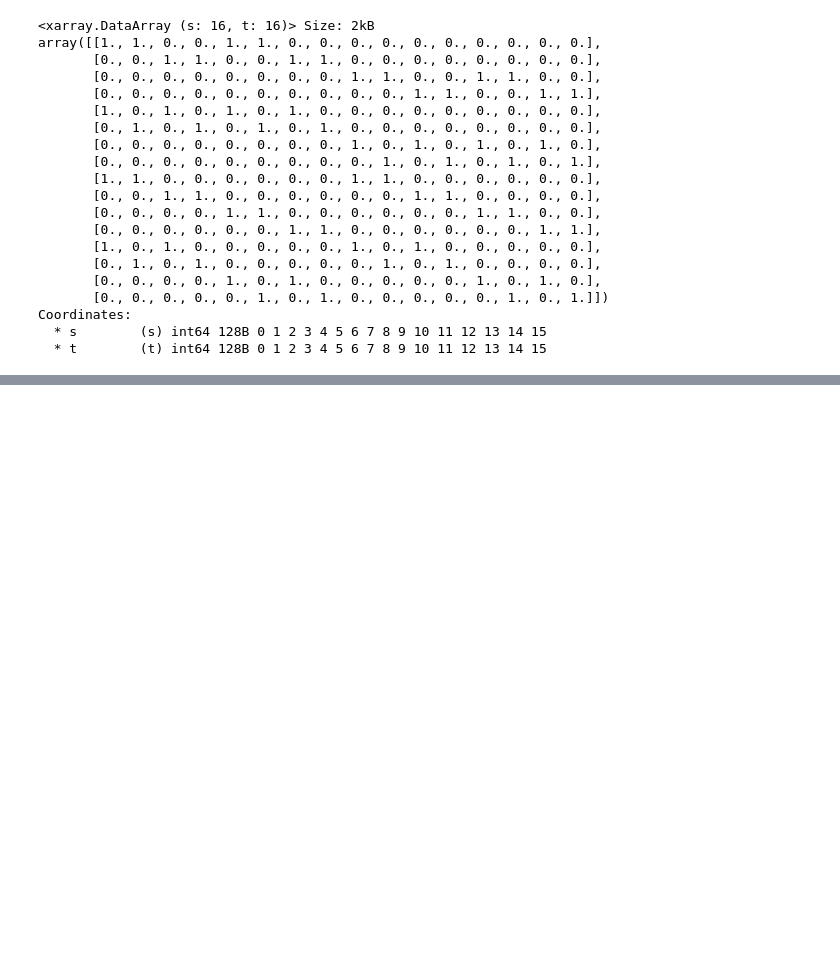
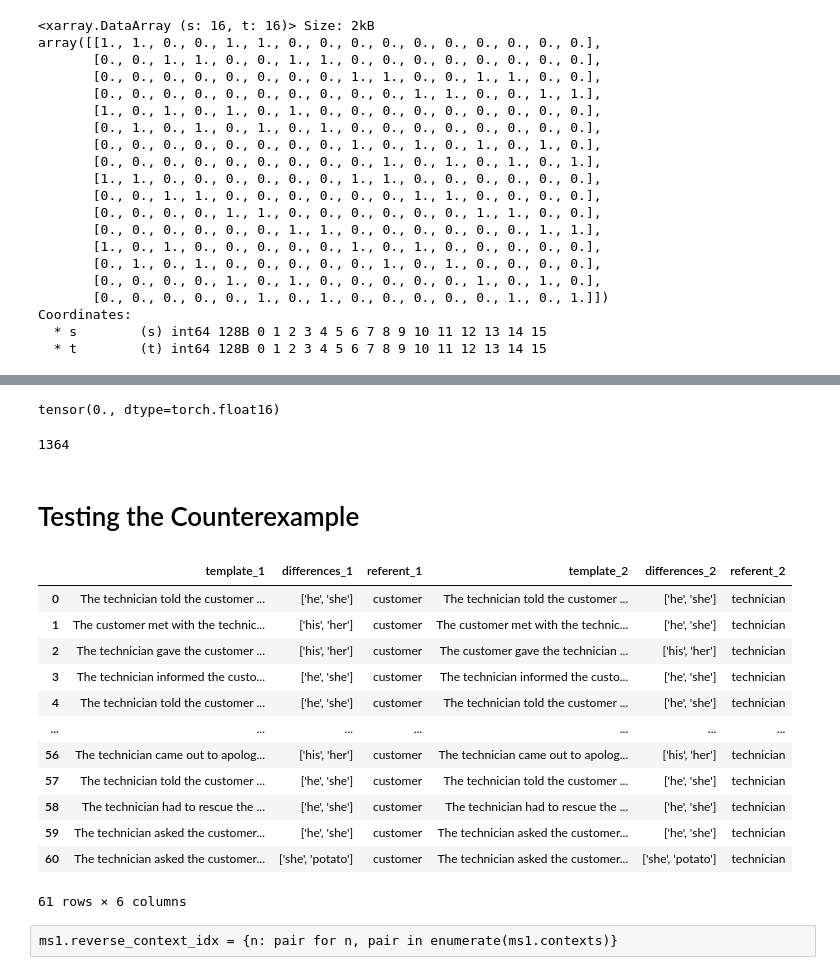
Before and after one commit to sagarkumar16/winogender_contextuality, a Jupyter notebook: notebooks/05-sk-pipeline-development.ipynb, the cells around one changed output, grey strips where cells are left out. Cells and saved outputs as stored; diff of their text form; code cells hidden in the pictures; blank space fills up the shorter version.

Commit message:
notebook testing

```diff
--- a/notebooks/05-sk-pipeline-development.ipynb
+++ b/notebooks/05-sk-pipeline-development.ipynb
@@ -245,0 +245,28 @@ check_feasibility(ms)
+# %%
+F.softmax(test_logits, dim=0)[39834]
+# %% [output]
+tensor(0., dtype=torch.float16)
+# %%
+mp.get_token_ids(options=[" "+s for s in ast.literal_eval(pairs[f"differences_{obs_index}"][0])])[1][0]
+# %% [output]
+1364
+# %% [markdown]
+# Testing the Counterexample
+# %%
+df = pd.read_csv(wc.config.PROCESSED_DATA_DIR / "wino_pairs.tsv", sep="\t")
+# %%
+df
+# %% [output]
+|  | template_1 | differences_1 | referent_1 | template_2 | differences_2 | referent_2 |
+| 0 | The technician told the customer ... | ['he', 'she'] | customer | The technician told the customer ... | ['he', 'she'] | technician |
+| 1 | The customer met with the technic... | ['his', 'her'] | customer | The customer met with the technic... | ['he', 'she'] | technician |
+| 2 | The technician gave the customer ... | ['his', 'her'] | customer | The customer gave the technician ... | ['his', 'her'] | technician |
+| 3 | The technician informed the custo... | ['he', 'she'] | customer | The technician informed the custo... | ['he', 'she'] | technician |
+| 4 | The technician told the customer ... | ['he', 'she'] | customer | The technician told the customer ... | ['he', 'she'] | technician |
+| ... | ... | ... | ... | ... | ... | ... |
+| 56 | The technician came out to apolog... | ['his', 'her'] | customer | The technician came out to apolog... | ['his', 'her'] | technician |
+| 57 | The technician told the customer ... | ['he', 'she'] | customer | The technician told the customer ... | ['he', 'she'] | technician |
+| 58 | The technician had to rescue the ... | ['he', 'she'] | customer | The technician had to rescue the ... | ['he', 'she'] | technician |
+| 59 | The technician asked the customer... | ['he', 'she'] | customer | The technician asked the customer... | ['he', 'she'] | technician |
+| 60 | The technician asked the customer... | ['she', 'potato'] | customer | The technician asked the customer... | ['she', 'potato'] | technician |
+61 rows × 6 columns
@@ -245,0 +278,2 @@ check_feasibility(ms)
+# %% [raw]
+ms1.reverse_context_idx = {n: pair for n, pair in enumerate(ms1.contexts)}
```
Also changed, not shown: parts of 70 cells of this notebook, 1 other file.
